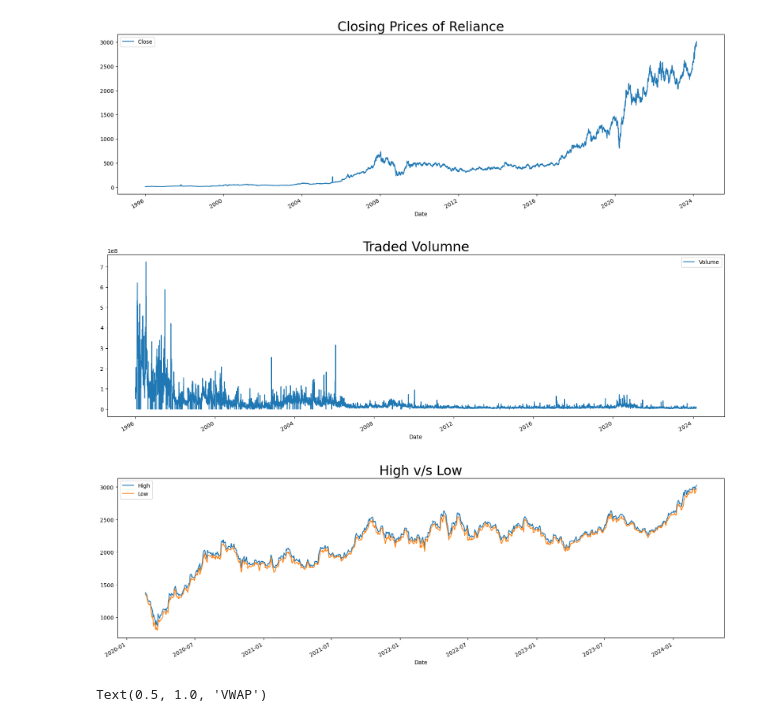
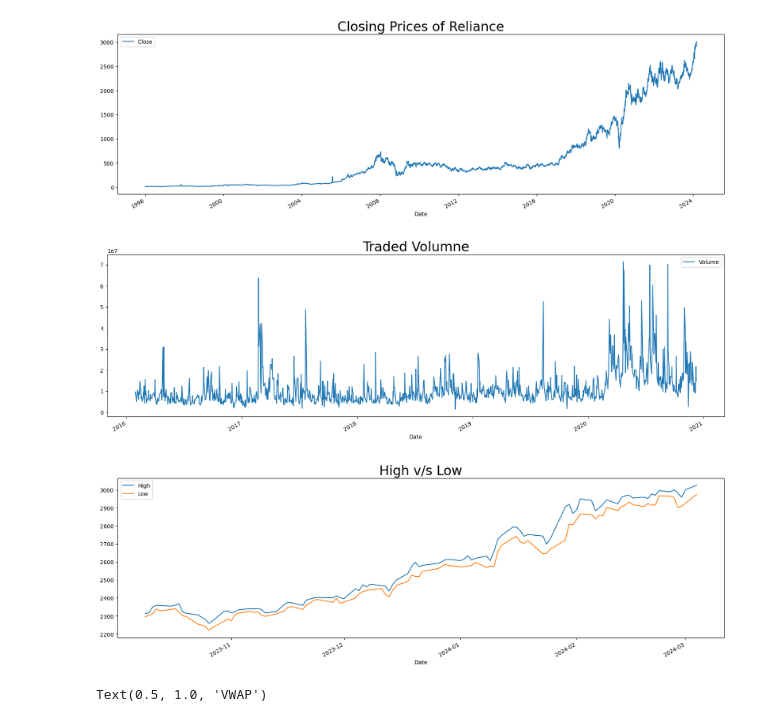
Before and after one commit to HP3-16/time-series-stocks, a Jupyter notebook: main_update_v1.ipynb, the cells around one changed output. Saved outputs shown, nothing was run; the diff lists cells and outputs as text; code cells hidden in the pictures.

```diff
--- a/main_update_v1.ipynb
+++ b/main_update_v1.ipynb
@@ -86,15 +89,15 @@ ax.set_title('Closing Prices of Reliance', fontsize=24);
 # %% [output]
 [figure]
 # %%
-ax = df[['Volume']].plot(figsize=(20, 6))
+ax = df[['Volume']][-2000:-800].plot(figsize=(20, 6))
 ax.set_title('Traded Volumne', fontsize=24);
 # %% [output]
-[figure, old version]
+[figure, new version]
 # %%
-ax = df[['High', 'Low']][-1000:].plot(figsize=(20, 6))
+ax = df[['High', 'Low']][-100:].plot(figsize=(20, 6))
 ax.set_title('High v/s Low', fontsize=24);
 # %% [output]
-[figure, old version]
+[figure, new version]
 # %%
 df['VWAP'] = (((df['High'] + df['Low'] + df['Close']) / 3) * df['Volume']).cumsum() / df['Volume'].cumsum()
 # %%
```
Also changed, not shown: parts of 5 cells of this notebook.
